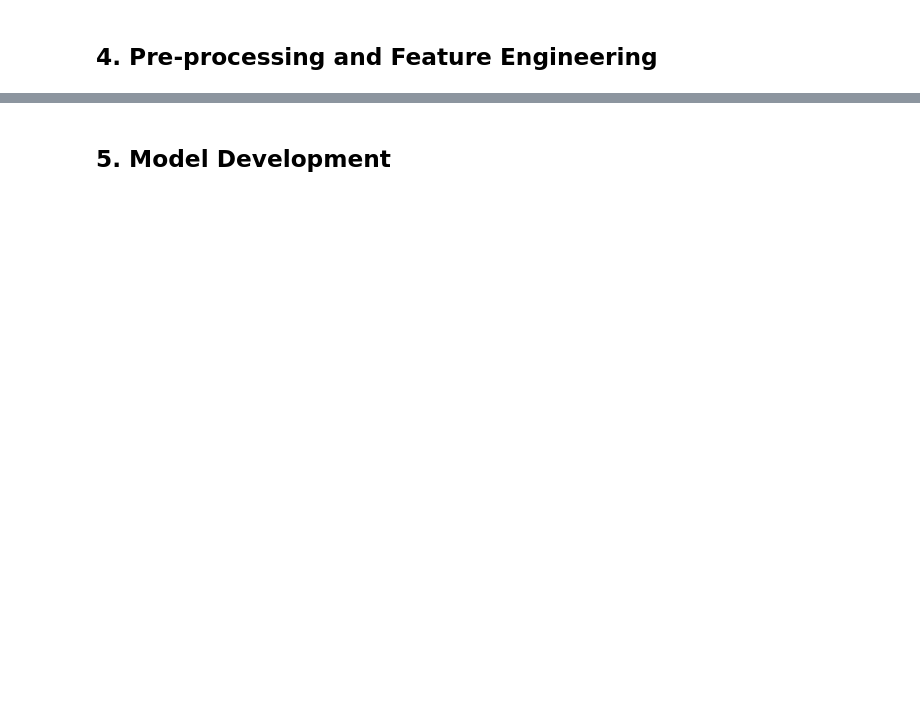
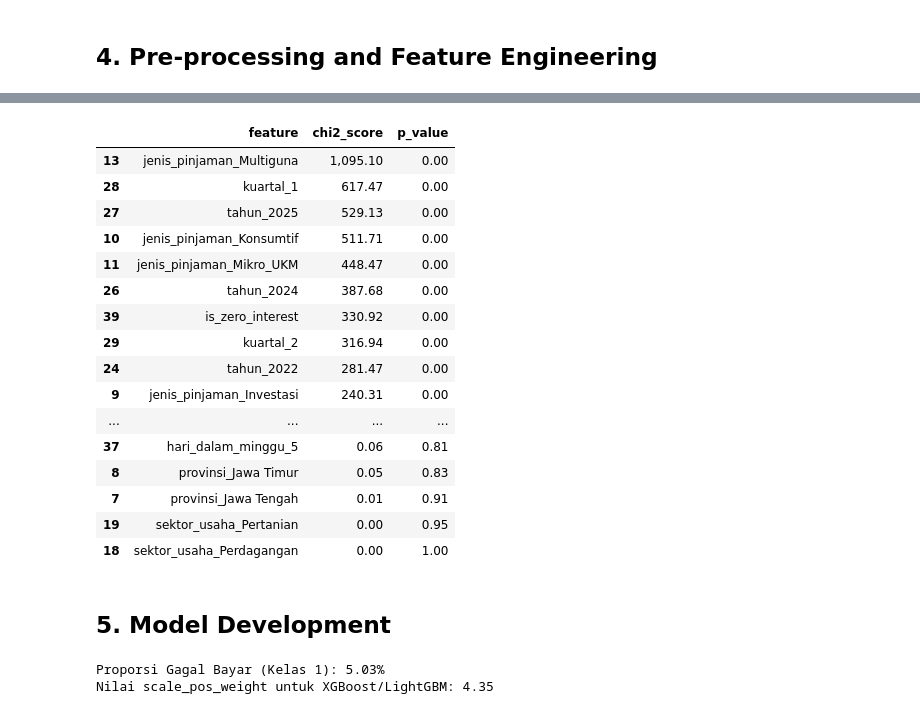
Before and after one commit to wibotron130823/ADIKARA-2025_Credit-Risk-Prediction, a Jupyter notebook: notebook_refactored.ipynb, the cells around one changed output, grey strips where cells are left out. Saved outputs shown, nothing was run; the diff lists cells and outputs as text; code cells hidden in the pictures; blank space fills up the shorter version.

```diff
--- a/notebook_refactored.ipynb
+++ b/notebook_refactored.ipynb
@@ -296,0 +704,9 @@ Passing `palette` without assigning `hue` is deprecated and will be removed in v
+# %%
+for df in [df_train, df_test]:
+    df['is_high_risk_cohort'] = ((df['status_peminjam'] == 'Peminjam_Baru') & (df['tahun'] == 2022)).astype(int)
+# %%
+# feature transformation: log transformation
+numerical_to_transform = ['jumlah_pinjaman', 'total_pengembalian', 'porsi_pengembalian_lender', 'biaya_harian']
+for col in numerical_to_transform:
+     df_train[col] = np.log1p(df_train[col])
+     df_test[col] = np.log1p(df_test[col])
@@ -296,0 +811,54 @@ Passing `palette` without assigning `hue` is deprecated and will be removed in v
+# %%
+# feature selection: prevent multicolinearity
+
+# non tree (mandatory)
+df_train_non_tree = df_train_non_tree.drop(columns=['jumlah_pinjaman', 'rasio_lender'], errors='ignore')
+df_test_non_tree = df_test_non_tree.drop(columns=['jumlah_pinjaman', 'rasio_lender'], errors='ignore')
+
+# tree (preferable)
+df_train = df_train.drop(columns=['jumlah_pinjaman', 'rasio_lender'], errors='ignore')
+df_test = df_test.drop(columns=['jumlah_pinjaman', 'rasio_lender'], errors='ignore')
+# %%
+chi_cols = [
+    'is_durasi_hari_negative', 'is_weekend', 'is_total_pengembalian_illogical',
+    'is_lender_return_zero', 'status_peminjam',
+    'provinsi_DKI Jakarta', 'provinsi_Jawa Barat', 'provinsi_Jawa Tengah', 'provinsi_Jawa Timur',
+    'jenis_pinjaman_Investasi', 'jenis_pinjaman_Konsumtif', 'jenis_pinjaman_Mikro_UKM',
+    'jenis_pinjaman_Modal_Usaha', 'jenis_pinjaman_Multiguna',
+    'sektor_usaha_Digital', 'sektor_usaha_Jasa', 'sektor_usaha_Kuliner',
+    'sektor_usaha_Manufaktur', 'sektor_usaha_Perdagangan', 'sektor_usaha_Pertanian',
+    'jenis_jaminan_BPKB', 'jenis_jaminan_SK_Pegawai', 'jenis_jaminan_Sertifikat',
+    'jenis_jaminan_Tanpa_Jaminan',
+    'tahun_2022', 'tahun_2023', 'tahun_2024', 'tahun_2025',
+    'kuartal_1', 'kuartal_2', 'kuartal_3', 'kuartal_4',
+    'hari_dalam_minggu_0', 'hari_dalam_minggu_1', 'hari_dalam_minggu_2',
+    'hari_dalam_minggu_3', 'hari_dalam_minggu_4', 'hari_dalam_minggu_5',
+    'hari_dalam_minggu_6','is_zero_interest'
+]
+
+X_chi = df_train[chi_cols]
+y_chi = df_train['status_gagal_bayar']
+chi_scores, p_vals = chi2(X_chi, y_chi)
+pd.DataFrame({
+    'feature': chi_cols,
+    'chi2_score': chi_scores,
+    'p_value': p_vals
+}).sort_values('p_value')
+# %% [output]
+|  | feature | chi2_score | p_value |
+| 13 | jenis_pinjaman_Multiguna | 1,095.10 | 0.00 |
+| 28 | kuartal_1 | 617.47 | 0.00 |
+| 27 | tahun_2025 | 529.13 | 0.00 |
+| 10 | jenis_pinjaman_Konsumtif | 511.71 | 0.00 |
+| 11 | jenis_pinjaman_Mikro_UKM | 448.47 | 0.00 |
+| 26 | tahun_2024 | 387.68 | 0.00 |
+| 39 | is_zero_interest | 330.92 | 0.00 |
+| 29 | kuartal_2 | 316.94 | 0.00 |
+| 24 | tahun_2022 | 281.47 | 0.00 |
+| 9 | jenis_pinjaman_Investasi | 240.31 | 0.00 |
+| ... | ... | ... | ... |
+| 37 | hari_dalam_minggu_5 | 0.06 | 0.81 |
+| 8 | provinsi_Jawa Timur | 0.05 | 0.83 |
+| 7 | provinsi_Jawa Tengah | 0.01 | 0.91 |
+| 19 | sektor_usaha_Pertanian | 0.00 | 0.95 |
+| 18 | sektor_usaha_Perdagangan | 0.00 | 1.00 |
@@ -298,0 +894,10 @@ Passing `palette` without assigning `hue` is deprecated and will be removed in v
+# %%
+# imbalanced class handling needs for XGB and LGBM
+minority_class_count = (y_train == 1).sum()
+majority_class_count = (y_train == 0).sum()
+scale_pos_weight_value = math.sqrt(majority_class_count/minority_class_count)
+print(f"Proporsi Gagal Bayar (Kelas 1): {minority_class_count / len(y_train) * 100:.2f}%")
+print(f"Nilai scale_pos_weight untuk XGBoost/LightGBM: {scale_pos_weight_value:.2f}")
+# %% [output]
+Proporsi Gagal Bayar (Kelas 1): 5.03%
+Nilai scale_pos_weight untuk XGBoost/LightGBM: 4.35
```
Also changed, not shown: parts of 59 cells of this notebook.
